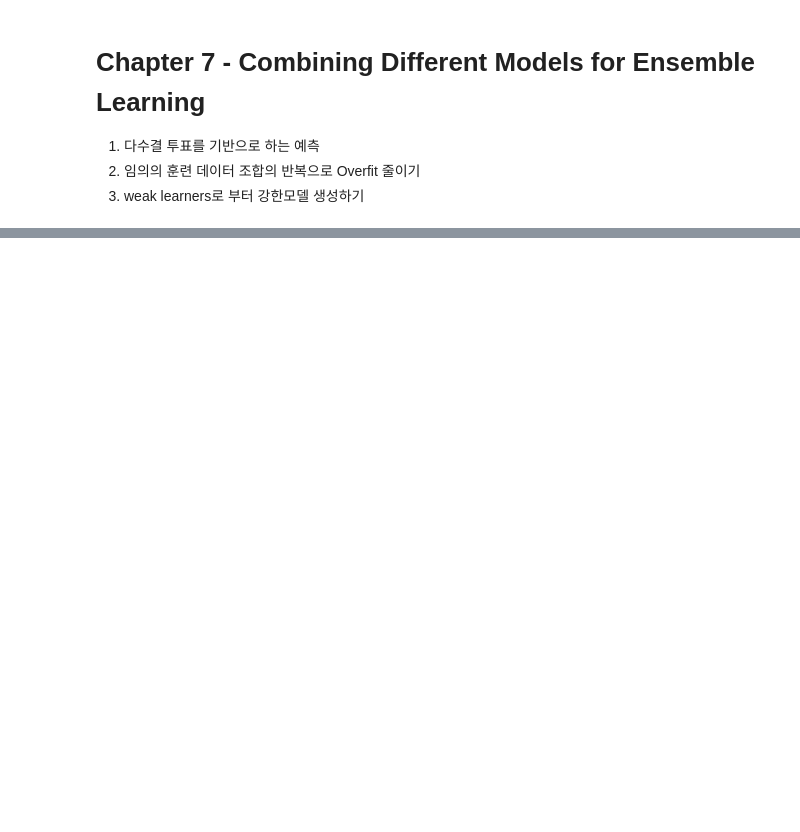
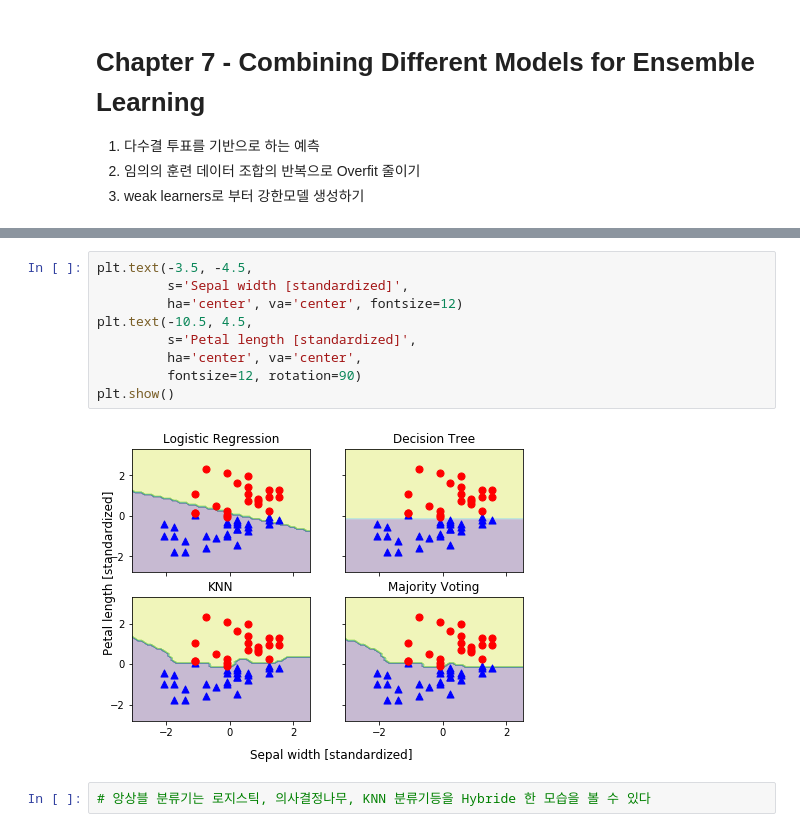
Before and after one commit to Queie/TensorFlow, a Jupyter notebook: 06.Ensemble Learning.ipynb, the cells around one changed output, grey strips where cells are left out. Cells and saved outputs as stored; diff of their text form; blank space fills up the shorter version.

```diff
--- a/06.Ensemble Learning.ipynb
+++ b/06.Ensemble Learning.ipynb
@@ -14,0 +319,13 @@ Decision Tree, SVM, Logistic Regression 를 활용해서 학습
+# %%
+plt.text(-3.5, -4.5,
+         s='Sepal width [standardized]',
+         ha='center', va='center', fontsize=12)
+plt.text(-10.5, 4.5,
+         s='Petal length [standardized]',
+         ha='center', va='center',
+         fontsize=12, rotation=90)
+plt.show()
+# %% [output]
+[figure, added]
+# %%
+# 앙상블 분류기는 로지스틱, 의사결정나무, KNN 분류기등을 Hybride 한 모습을 볼 수 있다
```
Also changed, not shown: parts of 49 cells of this notebook.
